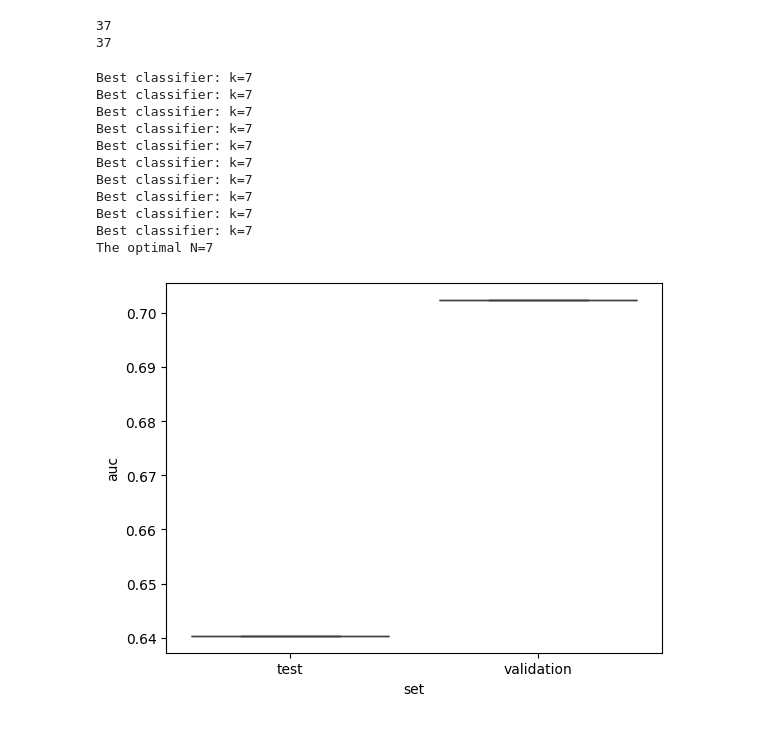
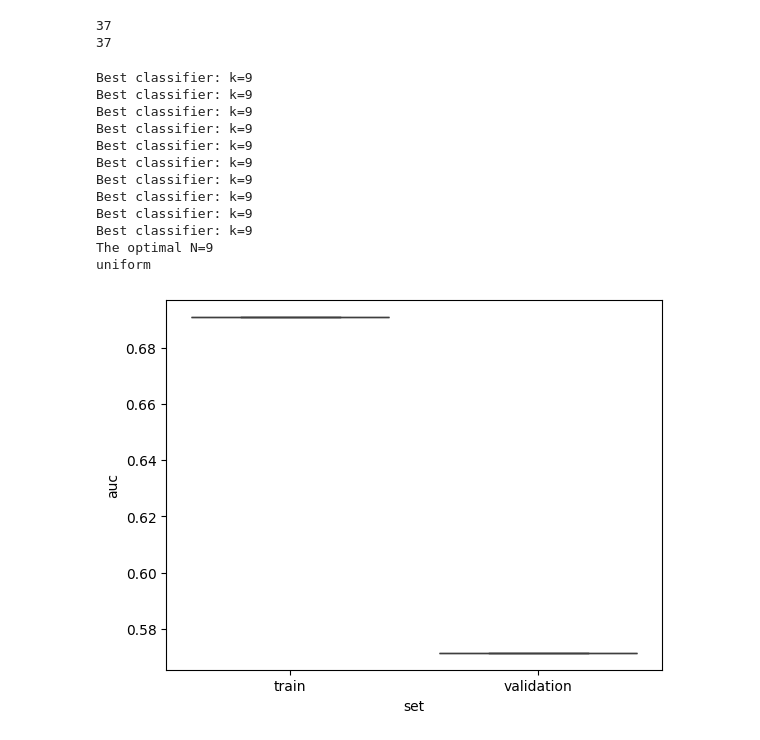
Before and after one commit to folkertj00/liver_learning, a Jupyter notebook: assignment.ipynb, the cells around one changed output. Drawn from its saved outputs; the diff is of its cells as text; code cells hidden in the pictures.

```diff
--- a/assignment.ipynb
+++ b/assignment.ipynb
@@ -200,6 +200,7 @@ X_test_scaled = scaler.transform(X_test)
 pca = decomposition.PCA(n_components=2)
 pca.fit(X_train_scaled)
 X_train_pca = pca.transform(X_train_scaled)
+X_val_pca = pca.transform(X_val_scaled)
 X_test_pca = pca.transform(X_test_scaled)
 
 y_train_list = y_train['label'].tolist()
@@ -347,6 +348,8 @@ print(y_test.shape[0])
 # # Print result
 # print(f"Training result simple knn: {score_train}")
 # print(f"Test result simple knn: {score_test}")
+
+#### Choose n_neighbors
 
 ## Perform grid search in a cross-validation setting
 # Create a 20 fold stratified CV iterator
@@ -364,11 +367,13 @@ for validation_index, test_index in cv_20fold.split(X, y):
     # y_test = y_val['label'].values
 
     # Assign the data properly
-    X_validation = X_val_scaled
+    X_train = X_train_pca
+    y_train = y_train
+
+    X_validation = X_val_pca
     y_validation = y_val['label'].values
 
-    X_test = X_test_scaled
-    y_test = y_test
+
 
     # Create a grid search to find the optimal k using a gridsearch and 10-fold cross validation
     # Same as above
@@ -376,53 +381,81 @@ for validation_index, test_index in cv_20fold.split(X, y):
     knn = neighbors.KNeighborsClassifier()
     cv_10fold = model_selection.StratifiedKFold(n_splits=10)
     grid_search = model_selection.GridSearchCV(knn, parameters, cv=cv_10fold, scoring='roc_auc')
-    grid_search.fit(X_validation, y_validation)
+    grid_search.fit(X_train, y_train)
 
     # Get resulting classifier
     clf = grid_search.best_estimator_
     print(f'Best classifier: k={clf.n_neighbors}')
     best_n_neighbors.append(clf.n_neighbors)
 
-    # Test the classifier on the test data
-    probabilities = clf.predict_proba(X_test)
+    # Test the classifier on the train data
+    probabilities = clf.predict_proba(X_train)
     scores = probabilities[:, 1]
 
     # Get the auc
-    auc = metrics.roc_auc_score(y_test, scores)
+    auc = metrics.roc_auc_score(y_train, scores)
     results.append({
         'auc': auc,
         'k': clf.n_neighbors,
-        'set': 'test'
+        'set': 'train'
     })
 
     # Test the classifier on the validation data
     probabilities_validation = clf.predict_proba(X_validation)
     scores_validation = probabilities_validation[:, 1]
 
     # Get the auc
     auc_validation = metrics.roc_auc_score(y_validation, scores_validation)
     results.append({
         'auc': auc_validation,
         'k': clf.n_neighbors,
         'set': 'validation'
     })
 
 # Create results dataframe and plot it
 results = pd.DataFrame(results)
 seaborn.boxplot(y='auc', x='set', data=results)
 
 optimal_n = int(np.median(best_n_neighbors))
-print(f"The optimal N={optimal_n}")
+print(f"The optimal N={optimal_n}") ## Weight
+
+
+#### Choose weights
+from sklearn.model_selection import GridSearchCV
+from sklearn.metrics import accuracy_score
+# Define the parameter grid
+param_grid = {
+    'weights': ['uniform', 'distance']
+}
+
+# Create a kNN classifier
+# divide train and test set
+X_train = X_train_pca
+y_train = y_train
+
+X_validation = X_val_pca
+y_validation = y_val['label'].values
+
+knn = KNeighborsClassifier()
+
+# Perform grid search with cross-validation
+grid_search = GridSearchCV(knn, param_grid, cv=10, scoring='accuracy')
+grid_search.fit(X_train, y_train)
+
+# Get the best parameter(s)
+best_weights = grid_search.best_params_['weights']
+print(best_weights)
 # %% [output]
-Best classifier: k=7
-Best classifier: k=7
-Best classifier: k=7
-Best classifier: k=7
-Best classifier: k=7
-Best classifier: k=7
-Best classifier: k=7
-Best classifier: k=7
-Best classifier: k=7
-Best classifier: k=7
-The optimal N=7
+Best classifier: k=9
+Best classifier: k=9
+Best classifier: k=9
+Best classifier: k=9
+Best classifier: k=9
+Best classifier: k=9
+Best classifier: k=9
+Best classifier: k=9
+Best classifier: k=9
+Best classifier: k=9
+The optimal N=9
+uniform
-[figure, old version]
+[figure, new version]
```
Also changed, not shown: parts of 2 cells of this notebook.
